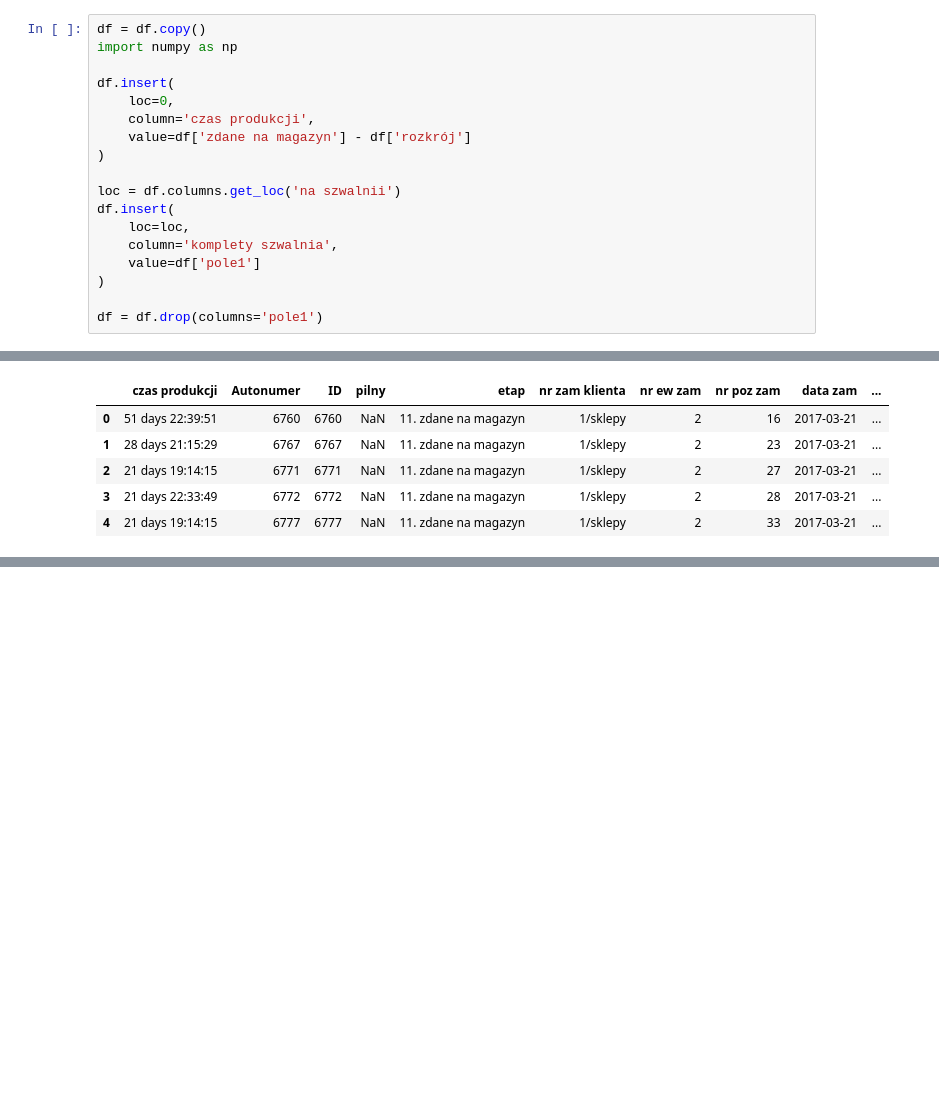
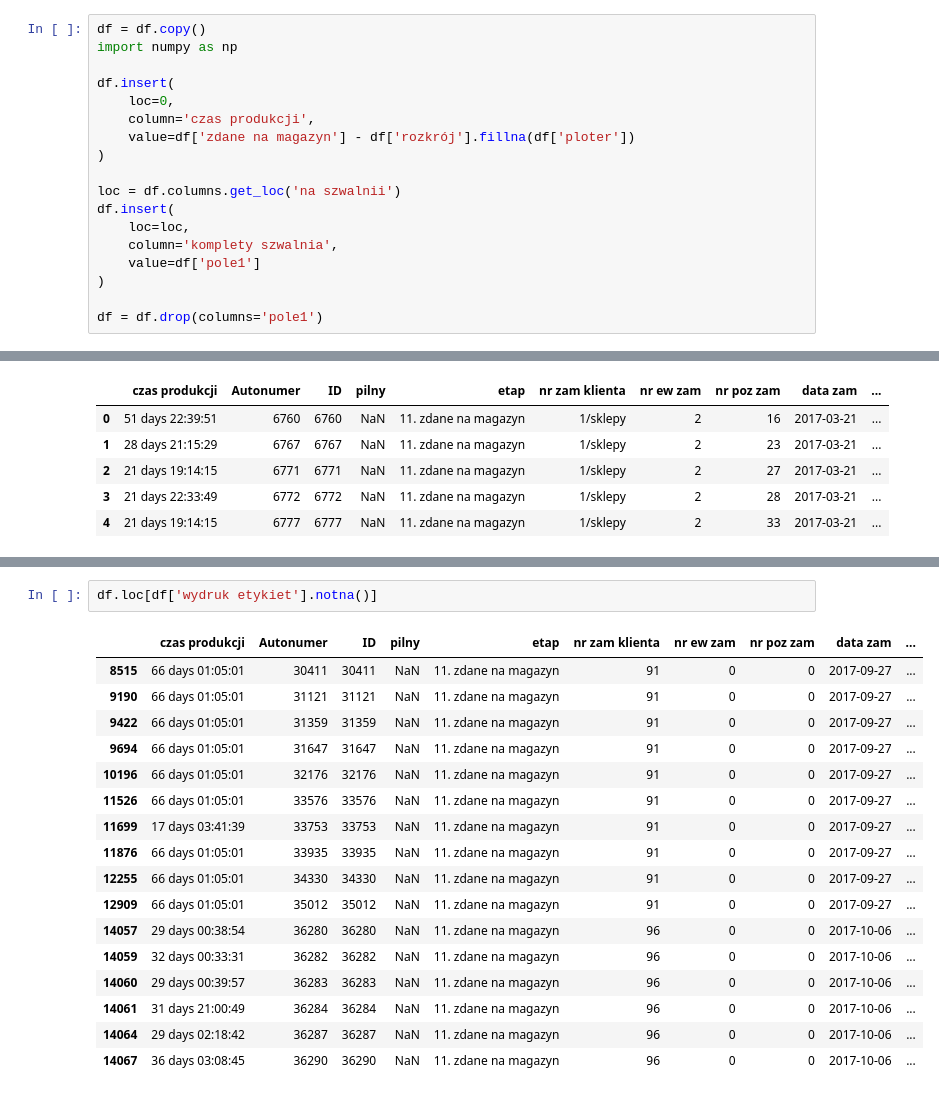
Before and after one commit to KacperKnapek/factory_project, a Jupyter notebook: notebooks/01_eda.ipynb, the cells around one changed output, grey strips where cells are left out. Cells and saved outputs as stored; diff of their text form; blank space fills up the shorter version.

```diff
--- a/notebooks/01_eda.ipynb
+++ b/notebooks/01_eda.ipynb
@@ -390,7 +390,7 @@ import numpy as np
 df.insert(
     loc=0,
     column='czas produkcji',
-    value=df['zdane na magazyn'] - df['rozkrój']
+    value=df['zdane na magazyn'] - df['rozkrój'].fillna(df['ploter'])
 )
 
 loc = df.columns.get_loc('na szwalnii')
@@ -421,0 +500,20 @@ df.head()
+# %%
+df.loc[df['wydruk etykiet'].notna()]
+# %% [output]
+|  | czas produkcji | Autonumer | ID | pilny | etap | nr zam klienta | nr ew zam | nr poz zam | data zam | ... |
+| 8515 | 66 days 01:05:01 | 30411 | 30411 | NaN | 11. zdane na magazyn | 91 | 0 | 0 | 2017-09-27 | ... |
+| 9190 | 66 days 01:05:01 | 31121 | 31121 | NaN | 11. zdane na magazyn | 91 | 0 | 0 | 2017-09-27 | ... |
+| 9422 | 66 days 01:05:01 | 31359 | 31359 | NaN | 11. zdane na magazyn | 91 | 0 | 0 | 2017-09-27 | ... |
+| 9694 | 66 days 01:05:01 | 31647 | 31647 | NaN | 11. zdane na magazyn | 91 | 0 | 0 | 2017-09-27 | ... |
+| 10196 | 66 days 01:05:01 | 32176 | 32176 | NaN | 11. zdane na magazyn | 91 | 0 | 0 | 2017-09-27 | ... |
+| 11526 | 66 days 01:05:01 | 33576 | 33576 | NaN | 11. zdane na magazyn | 91 | 0 | 0 | 2017-09-27 | ... |
+| 11699 | 17 days 03:41:39 | 33753 | 33753 | NaN | 11. zdane na magazyn | 91 | 0 | 0 | 2017-09-27 | ... |
+| 11876 | 66 days 01:05:01 | 33935 | 33935 | NaN | 11. zdane na magazyn | 91 | 0 | 0 | 2017-09-27 | ... |
+| 12255 | 66 days 01:05:01 | 34330 | 34330 | NaN | 11. zdane na magazyn | 91 | 0 | 0 | 2017-09-27 | ... |
+| 12909 | 66 days 01:05:01 | 35012 | 35012 | NaN | 11. zdane na magazyn | 91 | 0 | 0 | 2017-09-27 | ... |
+| 14057 | 29 days 00:38:54 | 36280 | 36280 | NaN | 11. zdane na magazyn | 96 | 0 | 0 | 2017-10-06 | ... |
+| 14059 | 32 days 00:33:31 | 36282 | 36282 | NaN | 11. zdane na magazyn | 96 | 0 | 0 | 2017-10-06 | ... |
+| 14060 | 29 days 00:39:57 | 36283 | 36283 | NaN | 11. zdane na magazyn | 96 | 0 | 0 | 2017-10-06 | ... |
+| 14061 | 31 days 21:00:49 | 36284 | 36284 | NaN | 11. zdane na magazyn | 96 | 0 | 0 | 2017-10-06 | ... |
+| 14064 | 29 days 02:18:42 | 36287 | 36287 | NaN | 11. zdane na magazyn | 96 | 0 | 0 | 2017-10-06 | ... |
+| 14067 | 36 days 03:08:45 | 36290 | 36290 | NaN | 11. zdane na magazyn | 96 | 0 | 0 | 2017-10-06 | ... |
```
Also changed, not shown: parts of 9 cells of this notebook.
